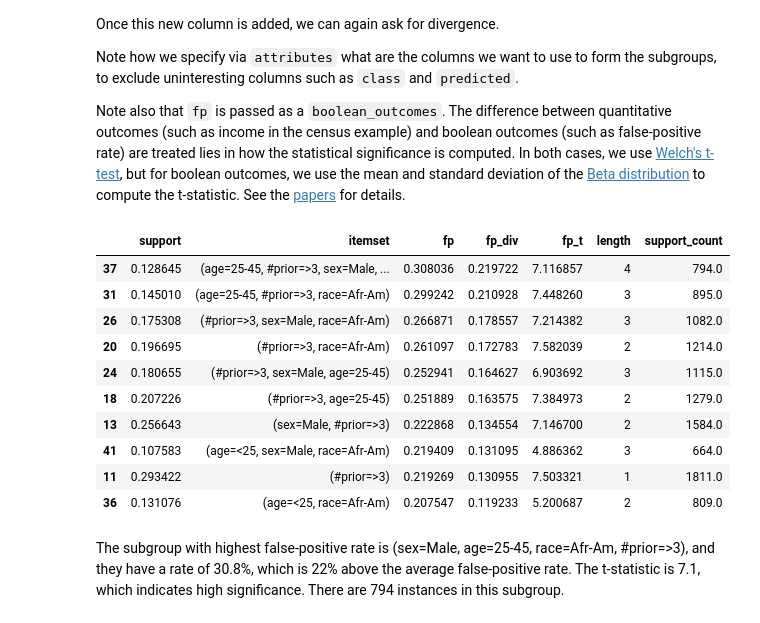
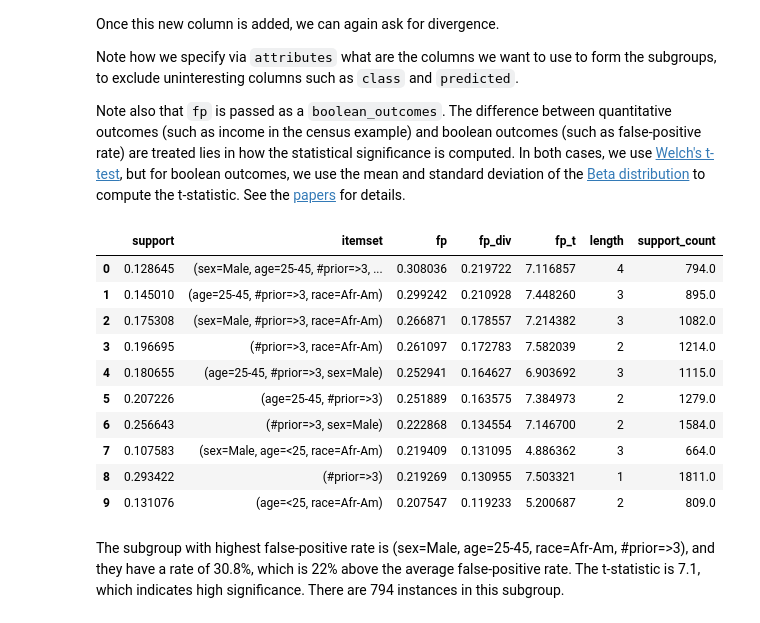
Before and after one commit to divexplorer/divexplorer, a Jupyter notebook: notebooks/DivExplorerExample.ipynb, the cells around one changed output. Drawn from its saved outputs; the diff is of its cells as text; code cells hidden in the pictures.

```diff
--- a/notebooks/DivExplorerExample.ipynb
+++ b/notebooks/DivExplorerExample.ipynb
@@ -202,22 +202,23 @@ In both cases, we use [Welch's t-test](https://en.wikipedia.org/wiki/Welch%27s_t
 # %%
 fp_diver = DivergenceExplorer(compas_df)
 
 attributes = ['race', '#prior', 'sex', 'age']
 FP_fm = fp_diver.get_pattern_divergence(min_support=0.1, attributes=attributes,
                                         boolean_outcomes=['fp'])
-FP_fm.sort_values(by="fp_div", ascending=False).head(10)
+FP_fm = FP_fm.sort_values(by="fp_div", ascending=False, ignore_index=True)
+FP_fm.head(10)
 # %% [output]
 |  | support | itemset | fp | fp_div | fp_t | length | support_count |
-| 37 | 0.128645 | (age=25-45, #prior=>3, sex=Male, ... | 0.308036 | 0.219722 | 7.116857 | 4 | 794.0 |
-| 31 | 0.145010 | (age=25-45, #prior=>3, race=Afr-Am) | 0.299242 | 0.210928 | 7.448260 | 3 | 895.0 |
-| 26 | 0.175308 | (#prior=>3, sex=Male, race=Afr-Am) | 0.266871 | 0.178557 | 7.214382 | 3 | 1082.0 |
-| 20 | 0.196695 | (#prior=>3, race=Afr-Am) | 0.261097 | 0.172783 | 7.582039 | 2 | 1214.0 |
-| 24 | 0.180655 | (#prior=>3, sex=Male, age=25-45) | 0.252941 | 0.164627 | 6.903692 | 3 | 1115.0 |
-| 18 | 0.207226 | (#prior=>3, age=25-45) | 0.251889 | 0.163575 | 7.384973 | 2 | 1279.0 |
-| 13 | 0.256643 | (sex=Male, #prior=>3) | 0.222868 | 0.134554 | 7.146700 | 2 | 1584.0 |
-| 41 | 0.107583 | (age=<25, sex=Male, race=Afr-Am) | 0.219409 | 0.131095 | 4.886362 | 3 | 664.0 |
-| 11 | 0.293422 | (#prior=>3) | 0.219269 | 0.130955 | 7.503321 | 1 | 1811.0 |
-| 36 | 0.131076 | (age=<25, race=Afr-Am) | 0.207547 | 0.119233 | 5.200687 | 2 | 809.0 |
+| 0 | 0.128645 | (sex=Male, age=25-45, #prior=>3, ... | 0.308036 | 0.219722 | 7.116857 | 4 | 794.0 |
+| 1 | 0.145010 | (age=25-45, #prior=>3, race=Afr-Am) | 0.299242 | 0.210928 | 7.448260 | 3 | 895.0 |
+| 2 | 0.175308 | (sex=Male, #prior=>3, race=Afr-Am) | 0.266871 | 0.178557 | 7.214382 | 3 | 1082.0 |
+| 3 | 0.196695 | (#prior=>3, race=Afr-Am) | 0.261097 | 0.172783 | 7.582039 | 2 | 1214.0 |
+| 4 | 0.180655 | (age=25-45, #prior=>3, sex=Male) | 0.252941 | 0.164627 | 6.903692 | 3 | 1115.0 |
+| 5 | 0.207226 | (age=25-45, #prior=>3) | 0.251889 | 0.163575 | 7.384973 | 2 | 1279.0 |
+| 6 | 0.256643 | (#prior=>3, sex=Male) | 0.222868 | 0.134554 | 7.146700 | 2 | 1584.0 |
+| 7 | 0.107583 | (sex=Male, age=<25, race=Afr-Am) | 0.219409 | 0.131095 | 4.886362 | 3 | 664.0 |
+| 8 | 0.293422 | (#prior=>3) | 0.219269 | 0.130955 | 7.503321 | 1 | 1811.0 |
+| 9 | 0.131076 | (age=<25, race=Afr-Am) | 0.207547 | 0.119233 | 5.200687 | 2 | 809.0 |
 # %% [markdown]
 The subgroup with highest false-positive rate is (sex=Male, age=25-45, race=Afr-Am, #prior=>3), and they have a rate of 30.8%, which is 22% above the average false-positive rate.  The t-statistic is 7.1, which indicates high significance.  There are 794 instances in this subgroup.
 # %% [markdown]
```
Also changed, not shown: parts of 6 cells of this notebook, 1 other file.
